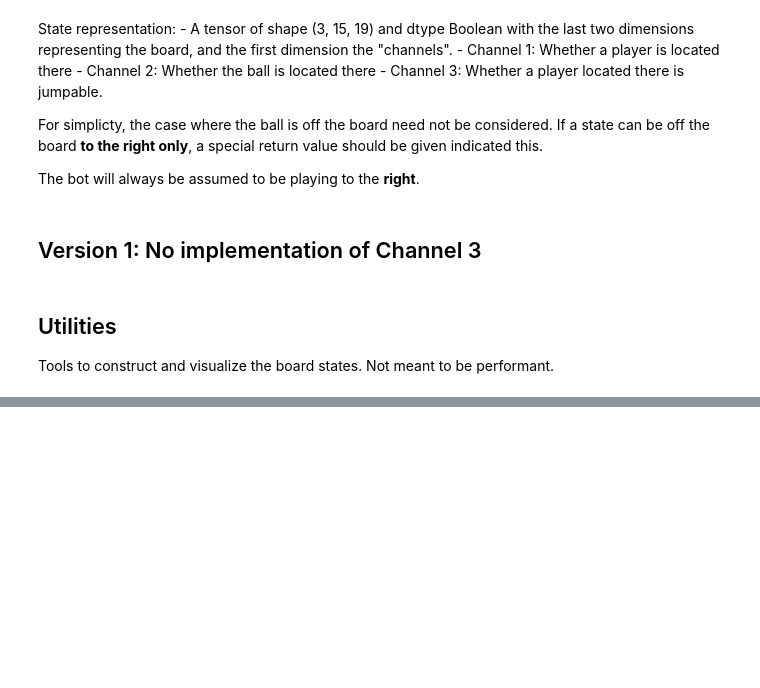
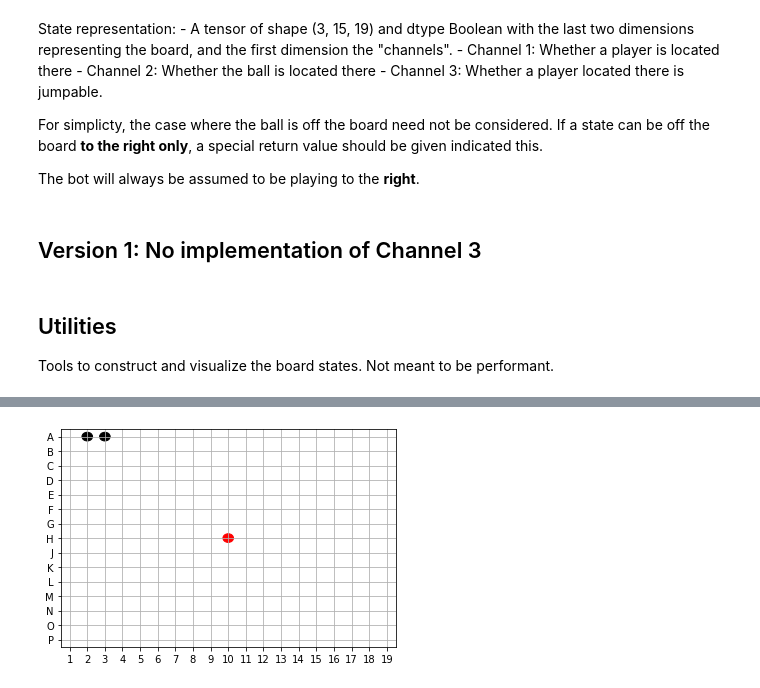
Before and after one commit to rcharan/phutball, a Jupyter notebook: pytorch-implementation/phutball.ipynb, the cells around one changed output, grey strips where cells are left out. Drawn from its saved outputs; the diff is of its cells as text; code cells hidden in the pictures; blank space fills up the shorter version.

```diff
--- a/pytorch-implementation/phutball.ipynb
+++ b/pytorch-implementation/phutball.ipynb
@@ -111,0 +147,5 @@ fig
+# %%
+# Second placement moves across rows
+visualize_state(new_states[1])
+# %% [output]
+[figure, added]
```
Also changed, not shown: parts of 26 cells of this notebook.
